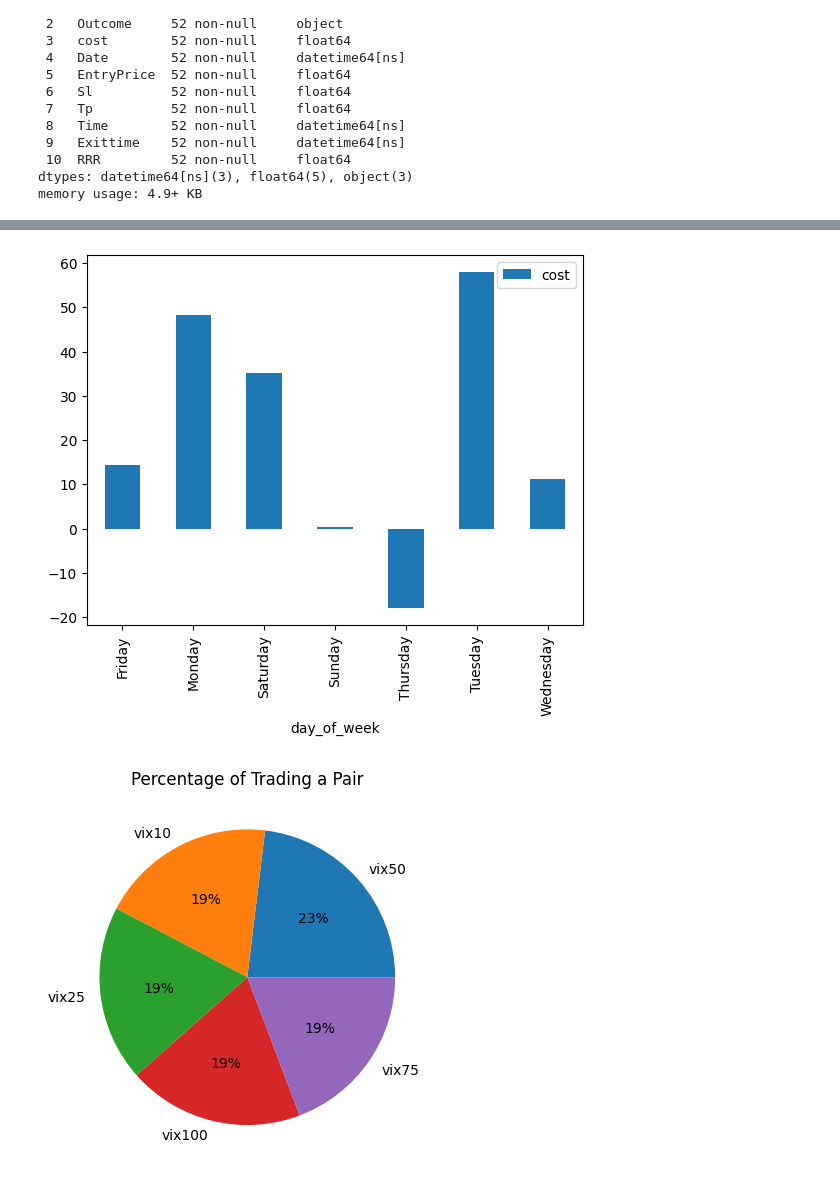
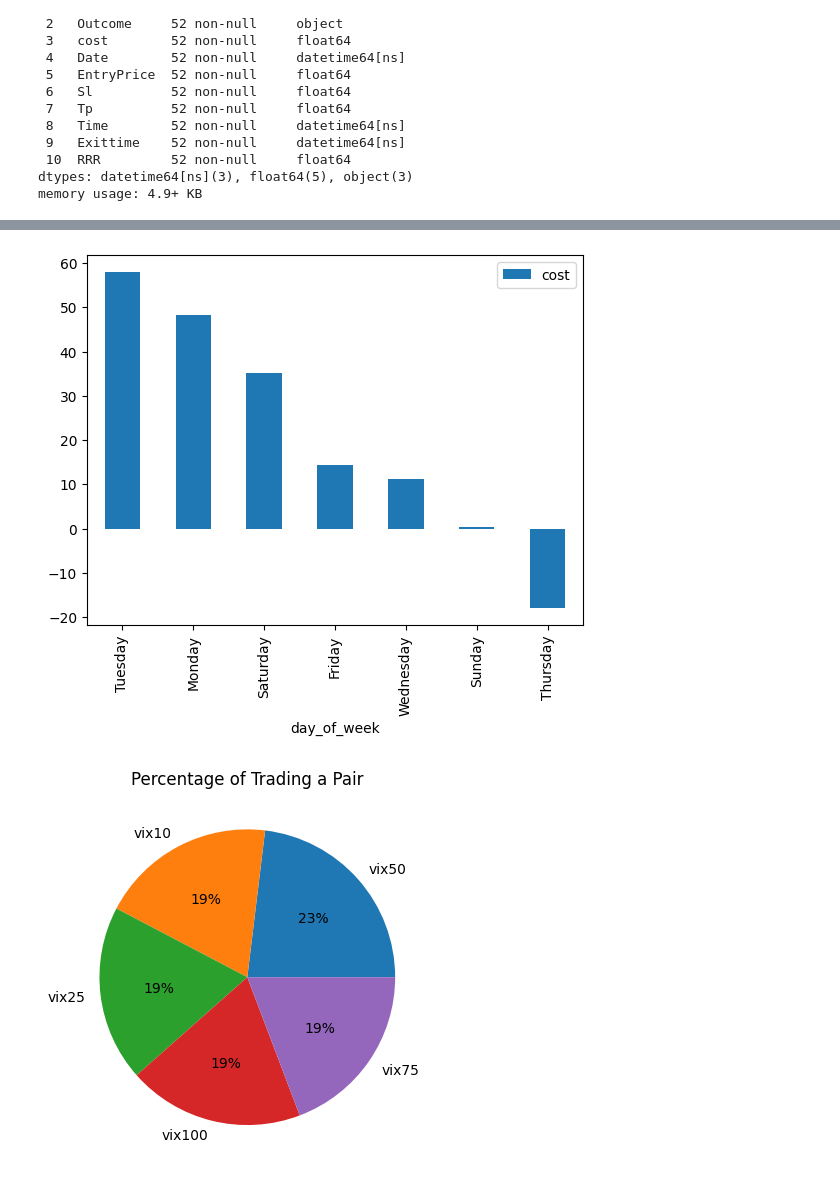
Before and after one commit to ToluPaul/forex, a Jupyter notebook: forex_pred.ipynb, the cells around one changed output, grey strips where cells are left out. Saved outputs shown, nothing was run; the diff lists cells and outputs as text; code cells hidden in the pictures.

```diff
--- a/forex_pred.ipynb
+++ b/forex_pred.ipynb
@@ -130,8 +130,8 @@ plt.show()
 # %%
-vix[['day_of_week', 'cost']].groupby(['day_of_week']).agg('sum').plot(kind = 'bar')
+vix[['day_of_week', 'cost']].groupby(['day_of_week']).agg('sum').sort_values('cost', ascending=False).plot(kind = 'bar')
 plt.show()
 # %% [output]
-[figure, old version]
+[figure, new version]
 # %%
 vix['Pair'].value_counts().plot(kind = 'pie', autopct='%1.0f%%')
 plt.title('Percentage of Trading a Pair')
```
Also changed, not shown: parts of 1 cell of this notebook.
